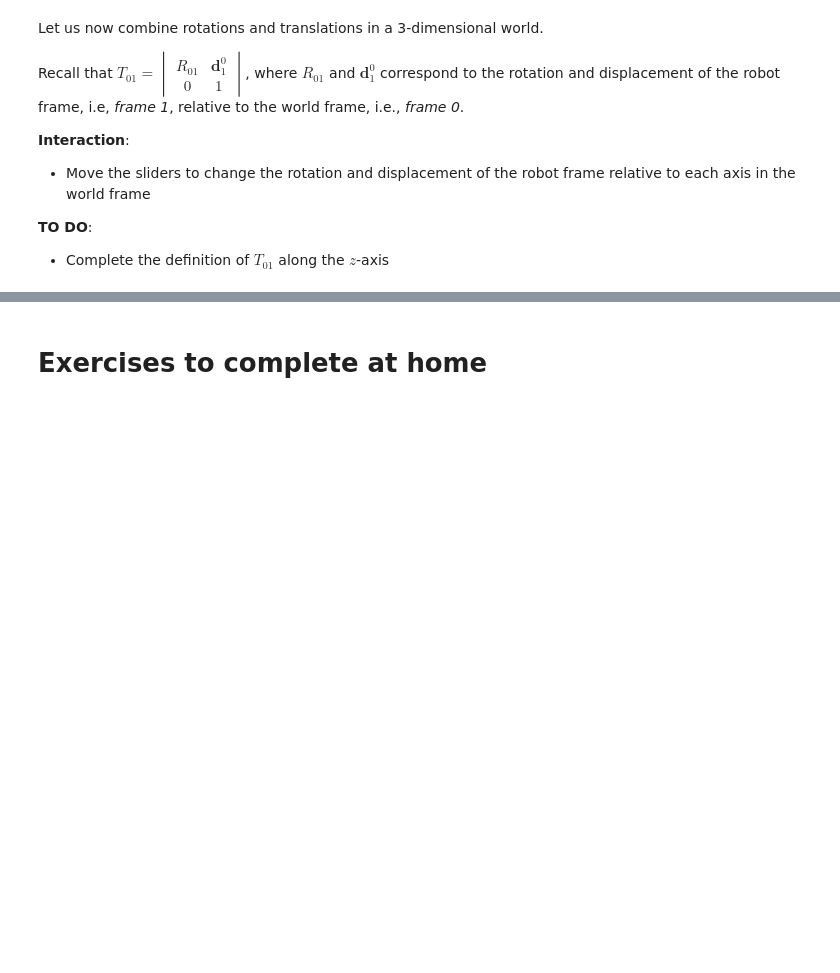
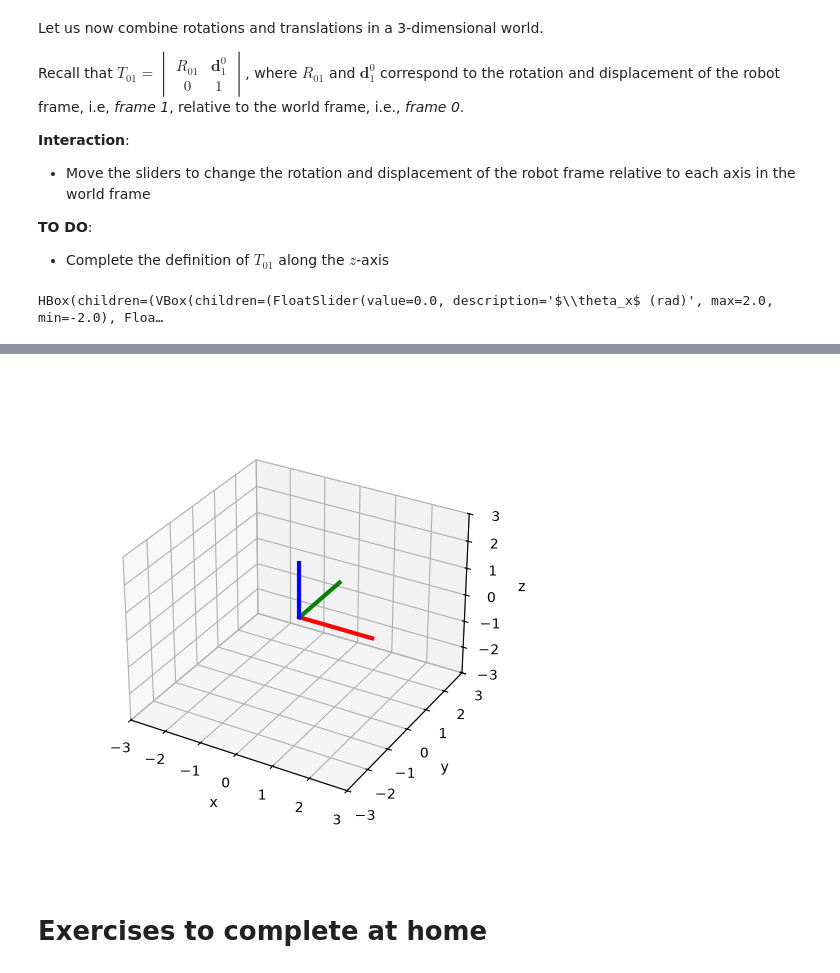
Before and after one commit to MattM5/ECE4078_5178_Practicals, a Jupyter notebook: Week01-Representations/Practical01_PositionAndOrientation.ipynb, the cells around one changed output, grey strips where cells are left out. Drawn from its saved outputs; the diff is of its cells as text; code cells hidden in the pictures; blank space fills up the shorter version.

```diff
--- a/Week01-Representations/Practical01_PositionAndOrientation.ipynb
+++ b/Week01-Representations/Practical01_PositionAndOrientation.ipynb
@@ -279,7 +290,11 @@ def z_transform(theta, z):
     #------------------ TODO -------------------------
     #  Complete definition z-axis homogeneous transformations
     #-------------------------------------------------
-
+    # Assign displacement in z direction
+    trans[2,-1] = z
+    # Assign rotation around z_axis
+    rot[0, 0:2] = [np.cos(z_theta), -np.sin(z_theta)]
+    rot[1, 0:2] = [np.sin(z_theta), np.cos(z_theta)]
     transform_frame(rot, trans)
     reset_sliders(x=True, y=True)
 
@@ -288,3 +303,5 @@ out_x = widgets.interactive_output(x_transform, {'theta': x_theta_slider, 'x': x
 out_y = widgets.interactive_output(y_transform, {'theta': y_theta_slider, 'y': y_disp_slider})
 out_z = widgets.interactive_output(z_transform, {'theta': z_theta_slider, 'z': z_disp_slider})
 display(controls, out_x, out_y, out_z)
+# %% [output]
+HBox(children=(VBox(children=(FloatSlider(value=0.0, description='$\\theta_x$ (rad)', max=2.0, min=-2.0), Floa…
@@ -291,3 +311,4 @@ display(controls, out_x, out_y, out_z)
+[figure, added]
 # %% [markdown]
 # Exercises to complete at home
 # %% [markdown]
```
Also changed, not shown: parts of 3 cells of this notebook, 6 other files.
